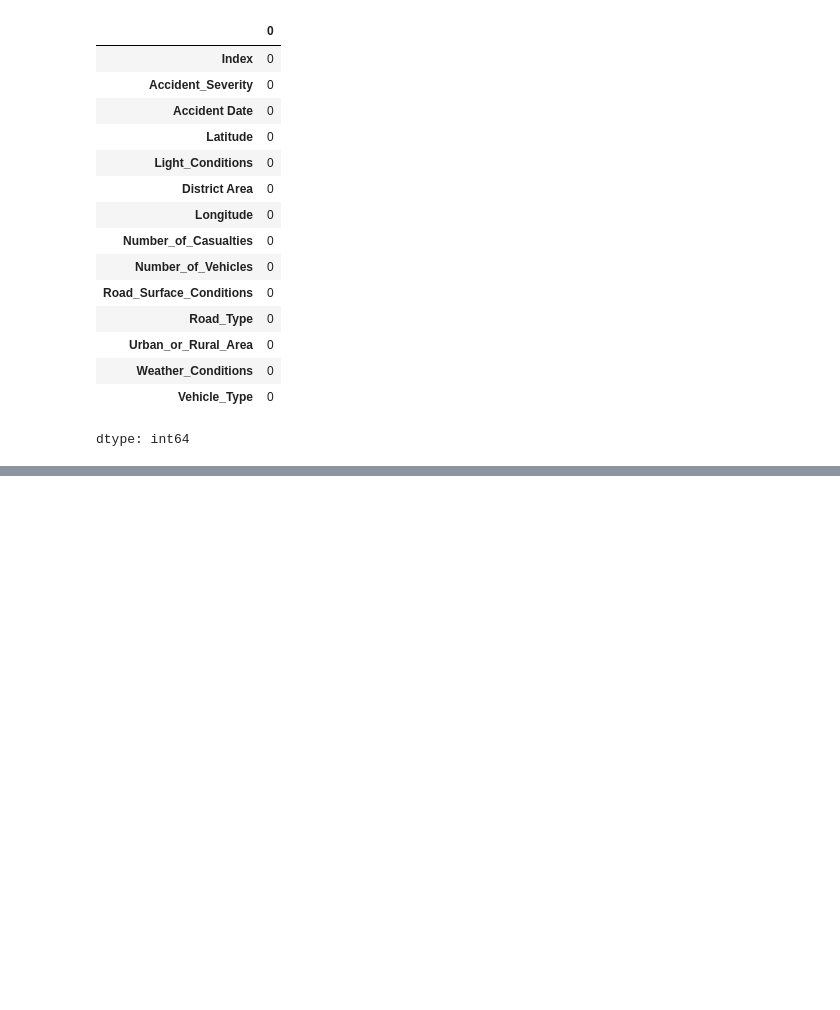
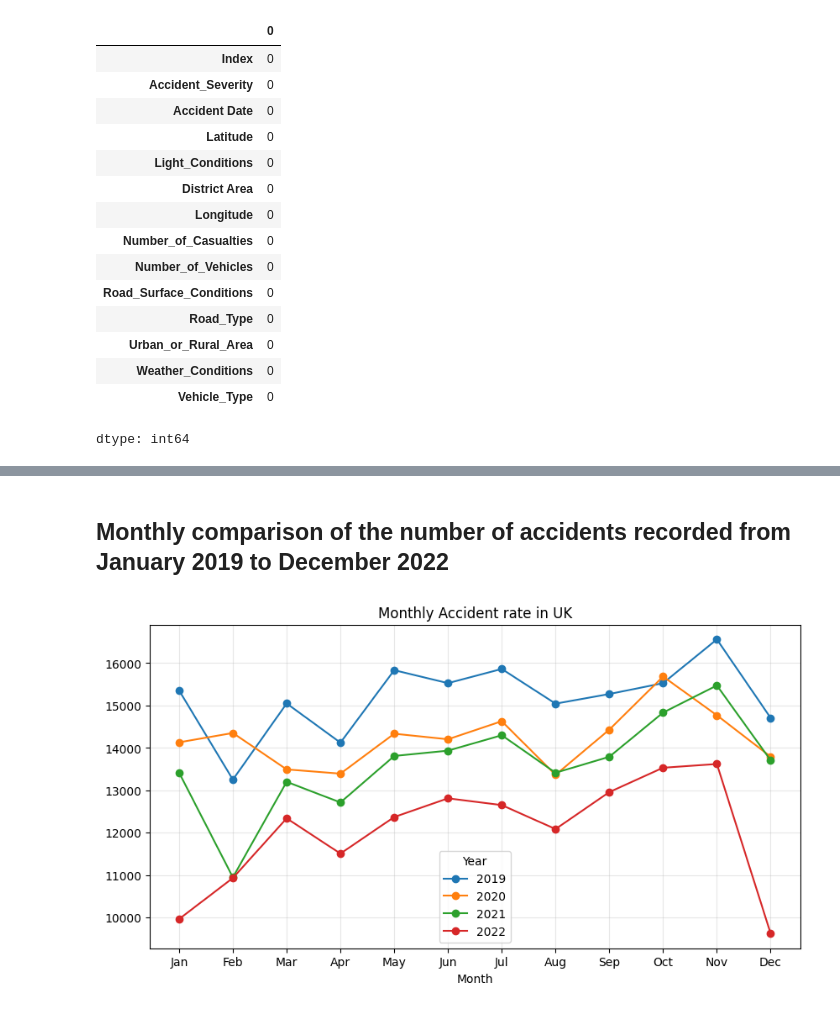
Before and after one commit to kvnwave/ELEC303-DATA-ANALYTICS-AGUILERA, a Jupyter notebook: uk_accident.ipynb, the cells around one changed output, grey strips where cells are left out. Cells and saved outputs as stored; diff of their text form; code cells hidden in the pictures; blank space fills up the shorter version.

```diff
--- a/uk_accident.ipynb
+++ b/uk_accident.ipynb
@@ -799,0 +210,17 @@ dtype: int64
+# %% [markdown]
+<h2>Monthly comparison of the number of accidents recorded from January 2019 to December 2022</h2>
+# %%
+monthly_data = uk.groupby(['Year','Month'])['Index'].count()
+
+monthly_data = monthly_data.unstack(level=0)
+monthly_data.plot(
+                marker='o',
+                figsize=(10,5),
+                title = 'Monthly Accident rate in UK',
+
+)
+plt.xticks(range(1,13),['Jan','Feb','Mar','Apr','May','Jun','Jul','Aug','Sep','Oct','Nov','Dec'])
+plt.grid(alpha=0.3)
+plt.show()
+# %% [output]
+[figure, added]
```
Also changed, not shown: parts of 147 cells of this notebook.
